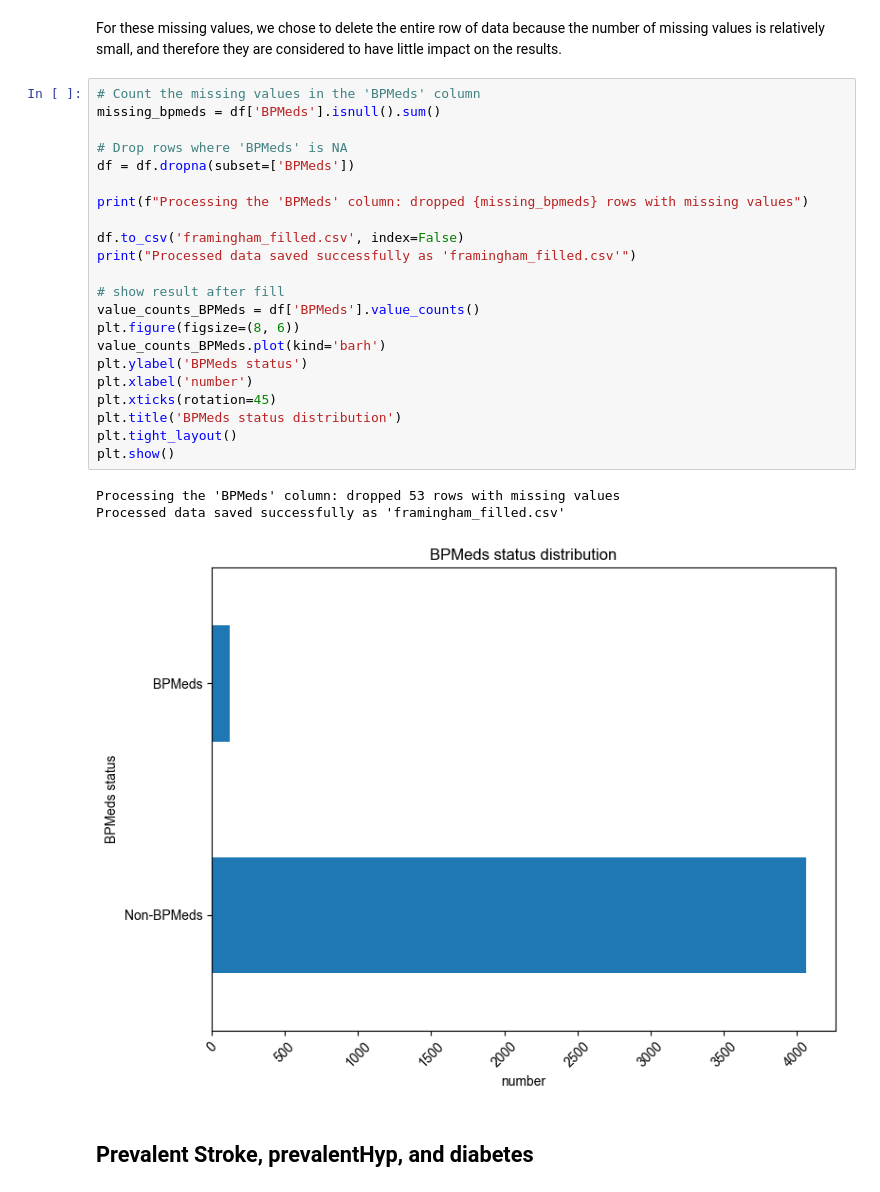
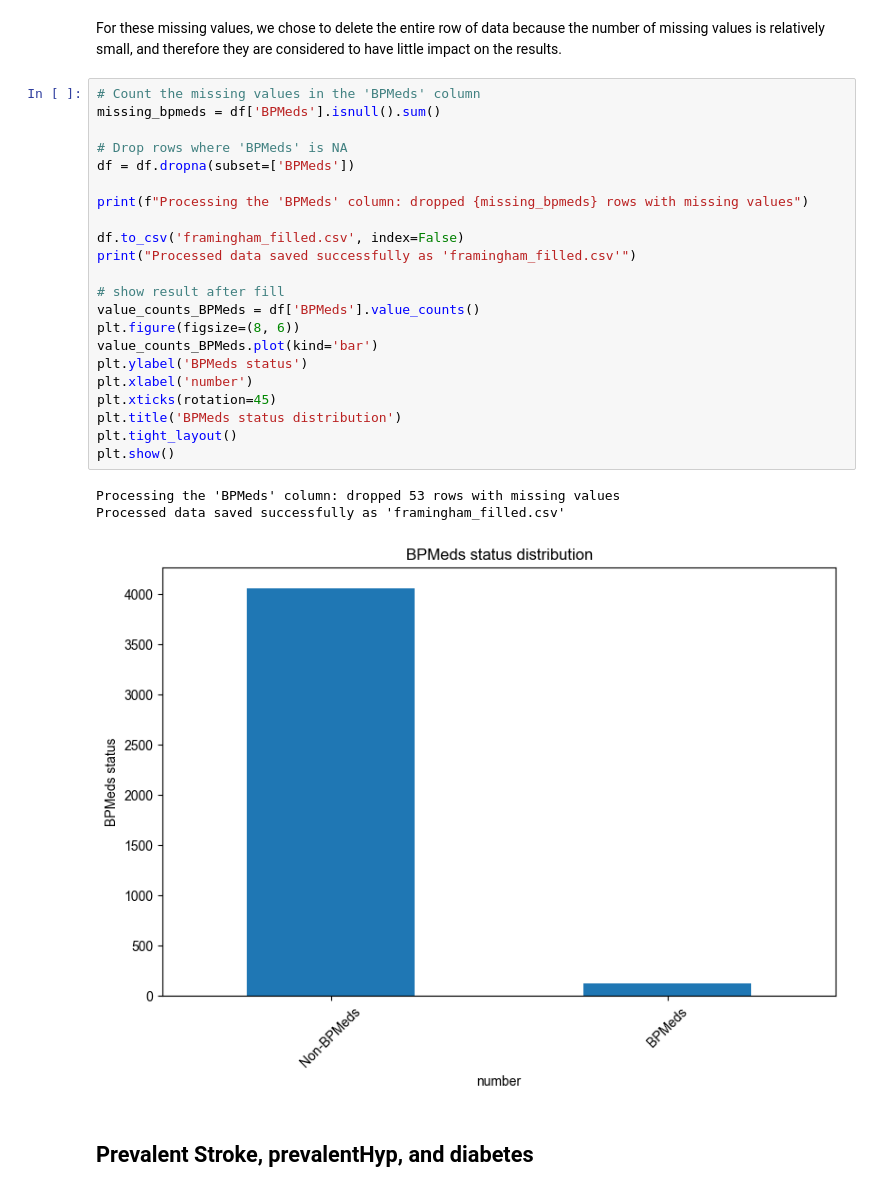
Before and after one commit to Yute-Tjr/CHD_data_analysis, a Jupyter notebook: CHD_data_analysis.ipynb, the cells around one changed output. Saved outputs shown, nothing was run; the diff lists cells and outputs as text.

```diff
--- a/CHD_data_analysis.ipynb
+++ b/CHD_data_analysis.ipynb
@@ -354,29 +363,29 @@ For these missing values, we chose to delete the entire row of data because the
 # %%
 # Count the missing values in the 'BPMeds' column
 missing_bpmeds = df['BPMeds'].isnull().sum()
 
 # Drop rows where 'BPMeds' is NA
 df = df.dropna(subset=['BPMeds'])
 
 print(f"Processing the 'BPMeds' column: dropped {missing_bpmeds} rows with missing values")
 
 df.to_csv('framingham_filled.csv', index=False)
 print("Processed data saved successfully as 'framingham_filled.csv'")
 
 # show result after fill
 value_counts_BPMeds = df['BPMeds'].value_counts()
 plt.figure(figsize=(8, 6))
-value_counts_BPMeds.plot(kind='barh')
+value_counts_BPMeds.plot(kind='bar')
 plt.ylabel('BPMeds status')
 plt.xlabel('number')
 plt.xticks(rotation=45)
 plt.title('BPMeds status distribution')
 plt.tight_layout()
 plt.show()
 # %% [output]
 Processing the 'BPMeds' column: dropped 53 rows with missing values
 Processed data saved successfully as 'framingham_filled.csv'
-[figure, old version]
+[figure, new version]
 # %% [markdown]
 ## Prevalent Stroke, prevalentHyp, and diabetes
 # %%
```
Also changed, not shown: parts of 3 cells of this notebook.
